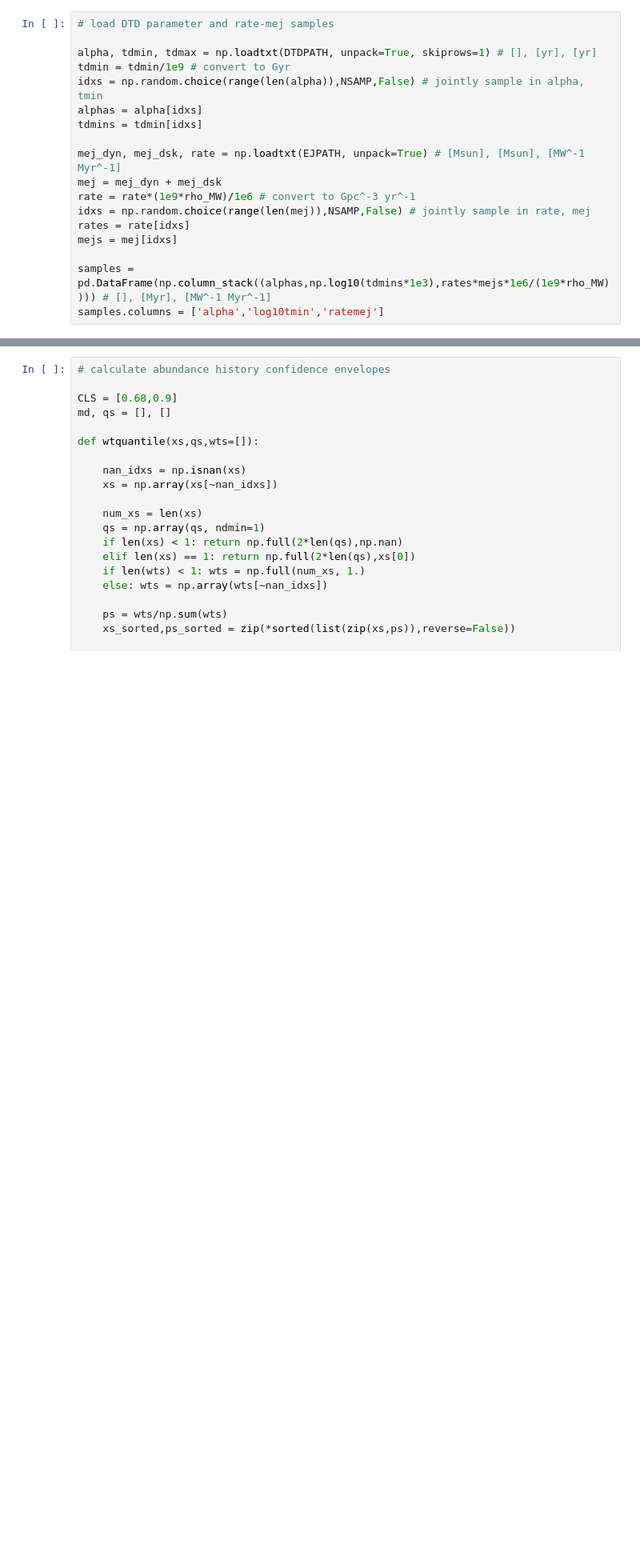
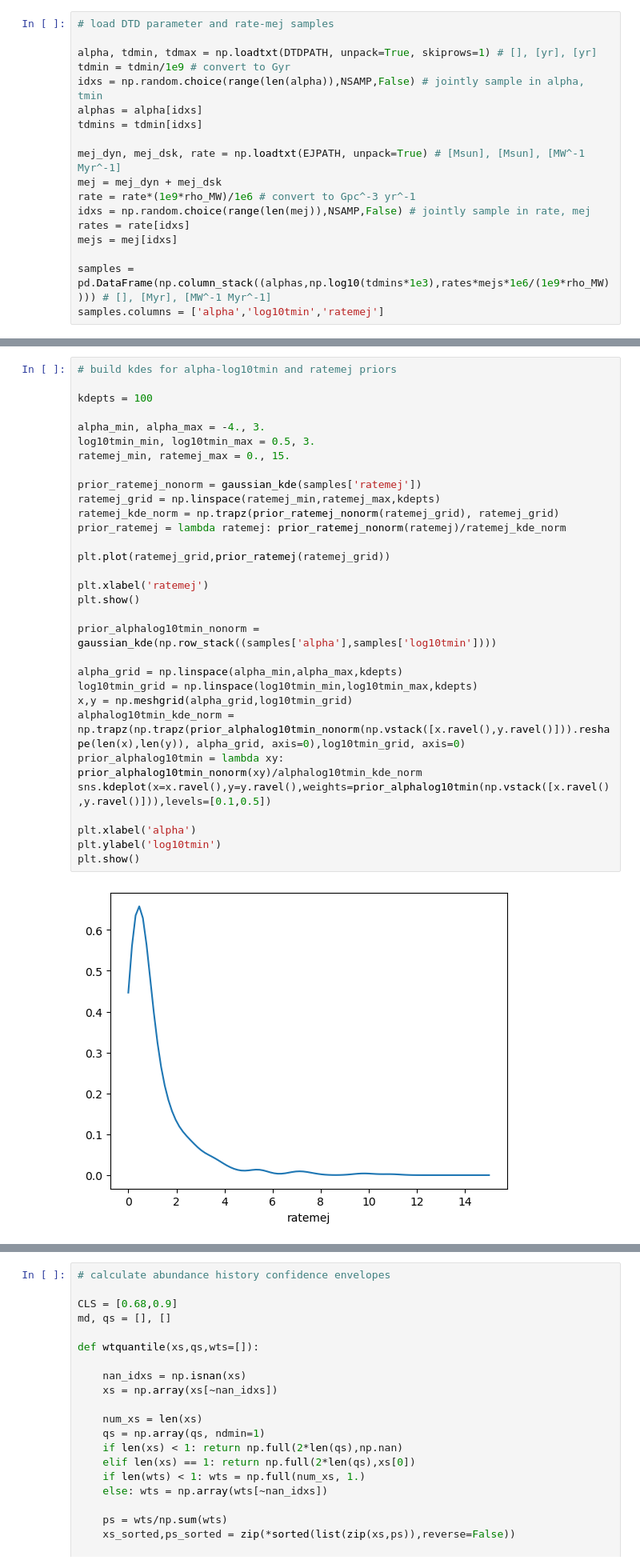
Before and after one commit to landryp/bns-dtd-rproc, a Jupyter notebook: BNS-DTD-from-rprocess.ipynb, the cells around one changed output, grey strips where cells are left out. Shown at 80% size. Drawn from its saved outputs; the diff is of its cells as text; blank space fills up the shorter version.

```diff
--- a/BNS-DTD-from-rprocess.ipynb
+++ b/BNS-DTD-from-rprocess.ipynb
@@ -84,0 +63,33 @@ plt.show()
+# %%
+# build kdes for alpha-log10tmin and ratemej priors
+
+kdepts = 100
+
+alpha_min, alpha_max = -4., 3.
+log10tmin_min, log10tmin_max = 0.5, 3.
+ratemej_min, ratemej_max = 0., 15.
+
+prior_ratemej_nonorm = gaussian_kde(samples['ratemej'])
+ratemej_grid = np.linspace(ratemej_min,ratemej_max,kdepts)
+ratemej_kde_norm = np.trapz(prior_ratemej_nonorm(ratemej_grid), ratemej_grid)
+prior_ratemej = lambda ratemej: prior_ratemej_nonorm(ratemej)/ratemej_kde_norm
+
+plt.plot(ratemej_grid,prior_ratemej(ratemej_grid))
+
+plt.xlabel('ratemej')
+plt.show()
+
+prior_alphalog10tmin_nonorm = gaussian_kde(np.row_stack((samples['alpha'],samples['log10tmin'])))
+
+alpha_grid = np.linspace(alpha_min,alpha_max,kdepts)
+log10tmin_grid = np.linspace(log10tmin_min,log10tmin_max,kdepts)
+x,y = np.meshgrid(alpha_grid,log10tmin_grid)
+alphalog10tmin_kde_norm = np.trapz(np.trapz(prior_alphalog10tmin_nonorm(np.vstack([x.ravel(),y.ravel()])).reshape(len(x),len(y)), alpha_grid, axis=0),log10tmin_grid, axis=0)
+prior_alphalog10tmin = lambda xy: prior_alphalog10tmin_nonorm(xy)/alphalog10tmin_kde_norm
+sns.kdeplot(x=x.ravel(),y=y.ravel(),weights=prior_alphalog10tmin(np.vstack([x.ravel(),y.ravel()])),levels=[0.1,0.5])
+
+plt.xlabel('alpha')
+plt.ylabel('log10tmin')
+plt.show()
+# %% [output]
+[figure, added]
```
Also changed, not shown: parts of 8 cells of this notebook, 1 other file.
